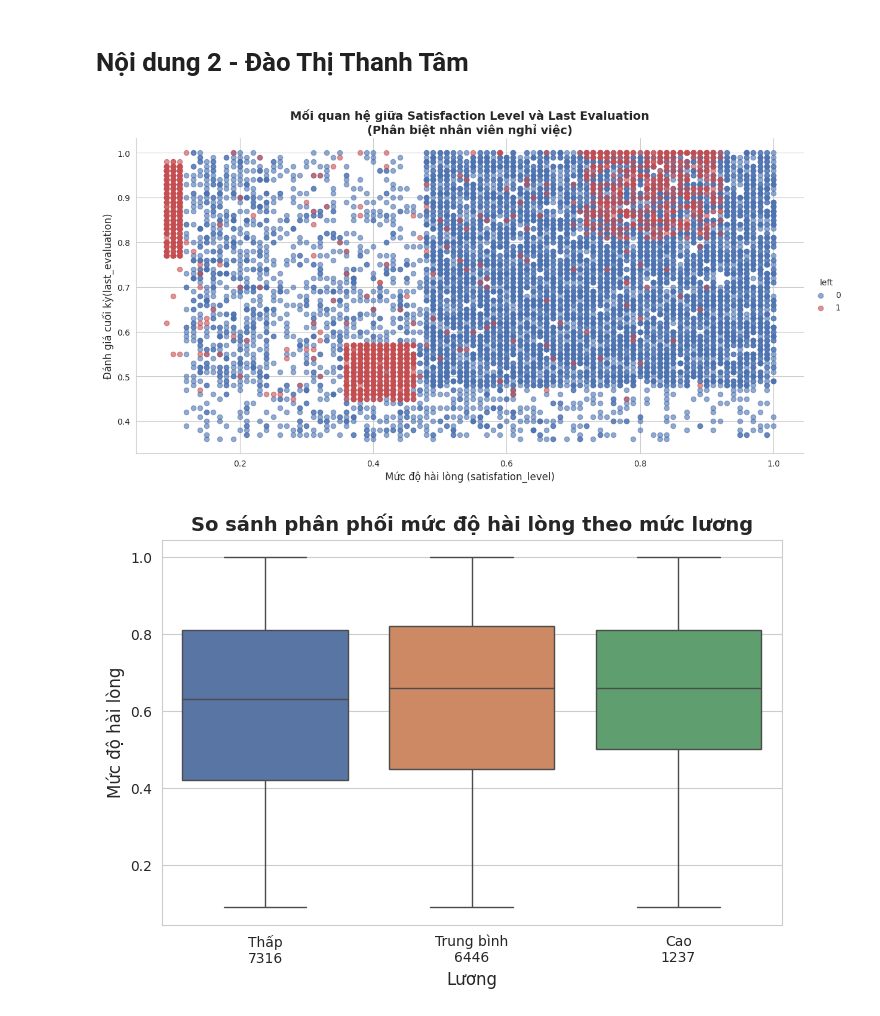
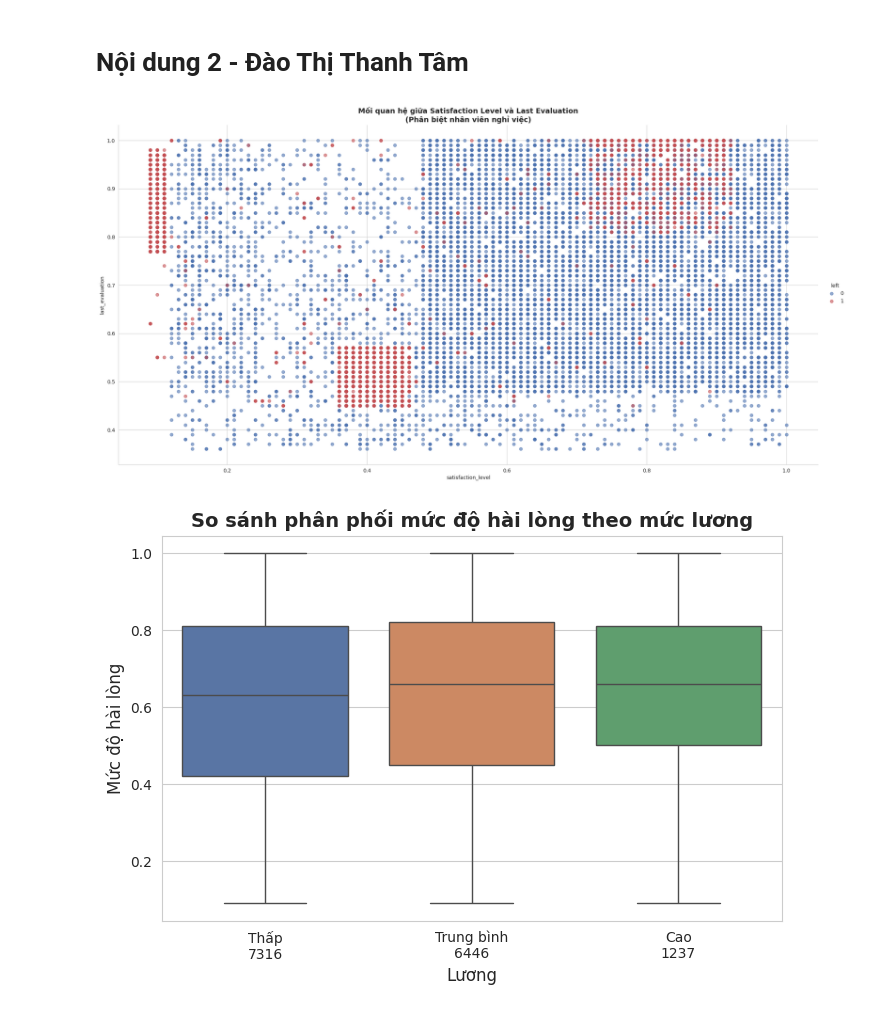
Before and after one commit to Cgaz275/PTDL, a Jupyter notebook: PTDL.ipynb, the cells around one changed output. Cells and saved outputs as stored; diff of their text form; code cells hidden in the pictures.

```diff
--- a/PTDL.ipynb
+++ b/PTDL.ipynb
@@ -212,29 +212,28 @@ plt.show()
 # Nội dung 2 - Đào Thị Thanh Tâm
 # %%
 # im plot
+
 pastel_palette = {0: "#4c72b0", 1: "#c44e52"}
 sns.set_style("whitegrid")
 sns.lmplot(
     x="satisfaction_level",
     y="last_evaluation",
     data=df,
     fit_reg=False,  # Không vẽ đường hồi quy
     hue="left",  # Phân biệt màu theo trạng thái nghỉ việc
     palette=pastel_palette,
-    height=6,  # Chiều cao biểu đồ
+    height=10,  # Chiều cao biểu đồ
     aspect=2,  # Tỷ lệ khung hình (rộng hơn)
     scatter_kws={'s': 35, 'alpha': 0.6}  # Kích thước điểm (s), độ trong suốt (alpha)
 )
 
 # Tùy chỉnh nhãn và tiêu đề
-plt.xlabel("Mức độ hài lòng (satisfation_level)", fontsize=12)
-plt.ylabel("Đánh giá cuối kỳ(last_evaluation)", fontsize=12)
 plt.title("Mối quan hệ giữa Satisfaction Level và Last Evaluation\n(Phân biệt nhân viên nghỉ việc)", fontsize=14, fontweight="bold")
 
 # Hiển thị biểu đồ
 plt.show()
 # %% [output]
-[figure, old version]
+[figure, new version]
 # %%
  # box plot
 plt.figure(figsize=(8, 5))
```
Also changed, not shown: parts of 2 cells of this notebook.
